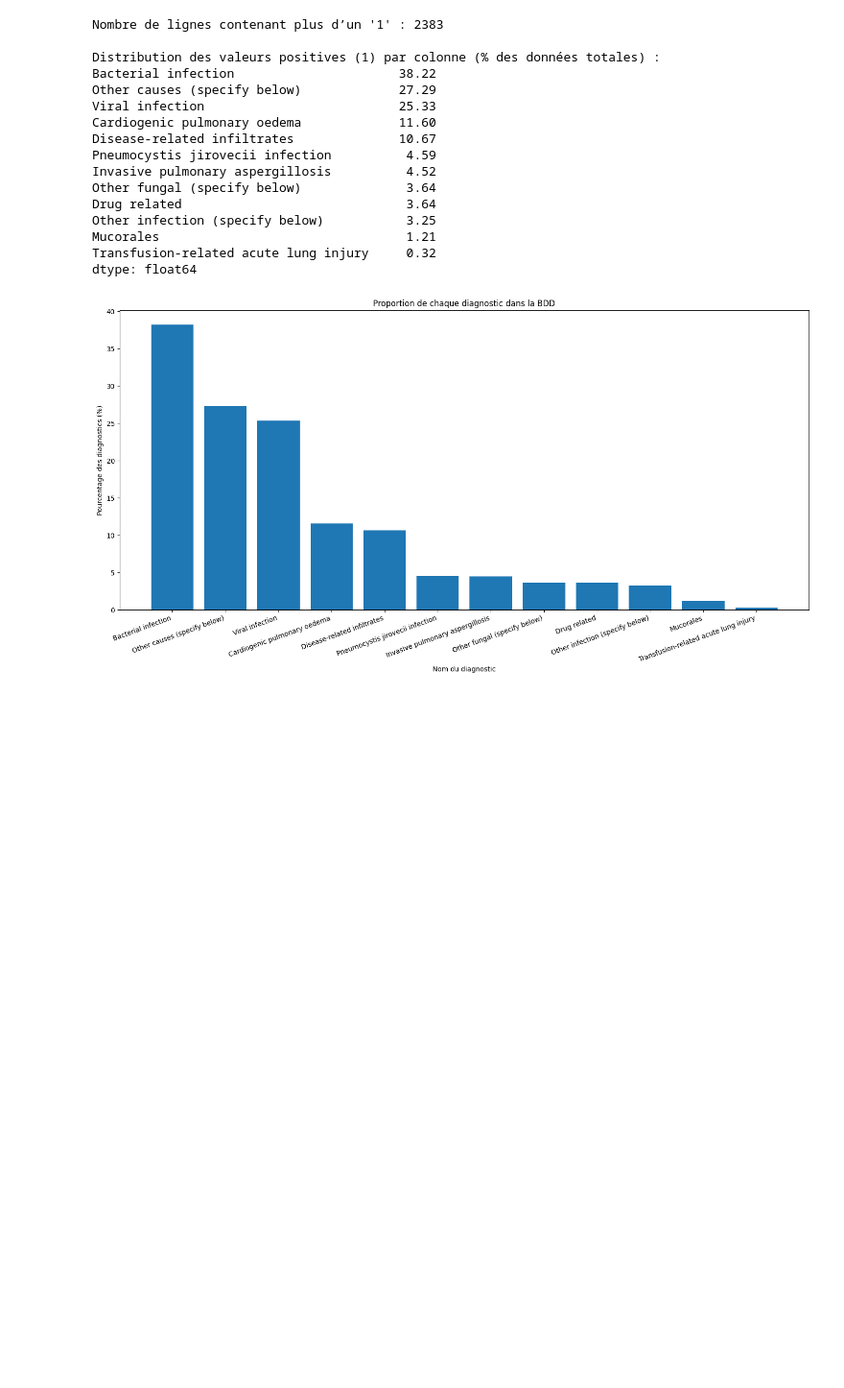
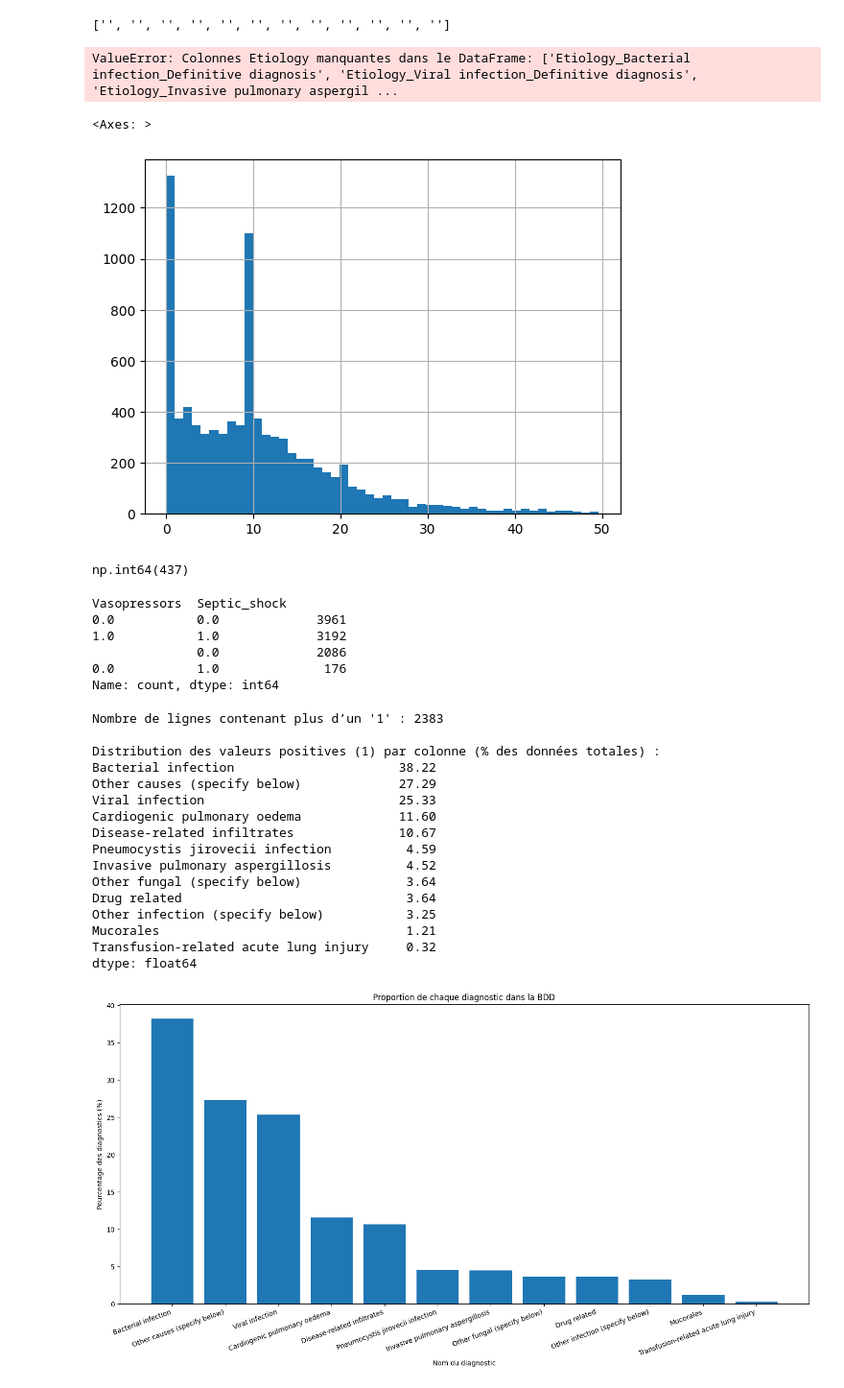
Before and after one commit to Romain-Forte/respiratory_diagnostics, a Jupyter notebook: analyse_data/efraim_analyse.ipynb, the cells around one changed output. Shown at 96% size. Cells and saved outputs as stored; diff of their text form; code cells hidden in the pictures; blank space fills up the shorter version.

```diff
--- a/analyse_data/efraim_analyse.ipynb
+++ b/analyse_data/efraim_analyse.ipynb
@@ -136,5 +100,33 @@ Nombre de lignes totalement vides : 0
+# %%
+from utils import stats_dataset as sd
+print()
+summary, mismatches = sd.compare_dg1_encodings(df_cat_clean, ("dg1_diffs.csv"))
+print(summary)
+print(f"{len(mismatches)} lignes divergent.")
+# %% [output]
+['', '', '', '', '', '', '', '', '', '', '', '']
+ValueError: Colonnes Etiology manquantes dans le DataFrame: ['Etiology_Bacterial infection_Definitive diagnosis', 'Etiology_Viral infection_Definitive diagnosis', 'Etiology_Invasive pulmonary aspergil ...
+# %%
+df_col_utils[df_col_utils["Leukocytes"] < 50]["Leukocytes"].hist(bins=50)
+# %% [output]
+<Axes: >
+[figure, added]
+# %%
+((df_col_utils["Leukocytes"] > 50 ) & (df_col_utils["Hem_mal"] != 0 )).sum()
+# %% [output]
+np.int64(437)
 # %%
-from utils.stats_dataset import analyser_variables_binaires
+
+df_etude = df_features_clean[['Vasopressors','Septic_shock']]
+
+df_etude.value_counts()
+# %% [output]
+Vasopressors  Septic_shock
+0.0           0.0             3961
+1.0           1.0             3192
+              0.0             2086
+0.0           1.0              176
+Name: count, dtype: int64
 # %%
 from utils.stats_dataset import analyser_variables_binaires,analyser_associations_binaires
 distribution, nb_lignes = analyser_variables_binaires(df_cat_clean)
```
Also changed, not shown: parts of 2 cells of this notebook, 7 other files.
